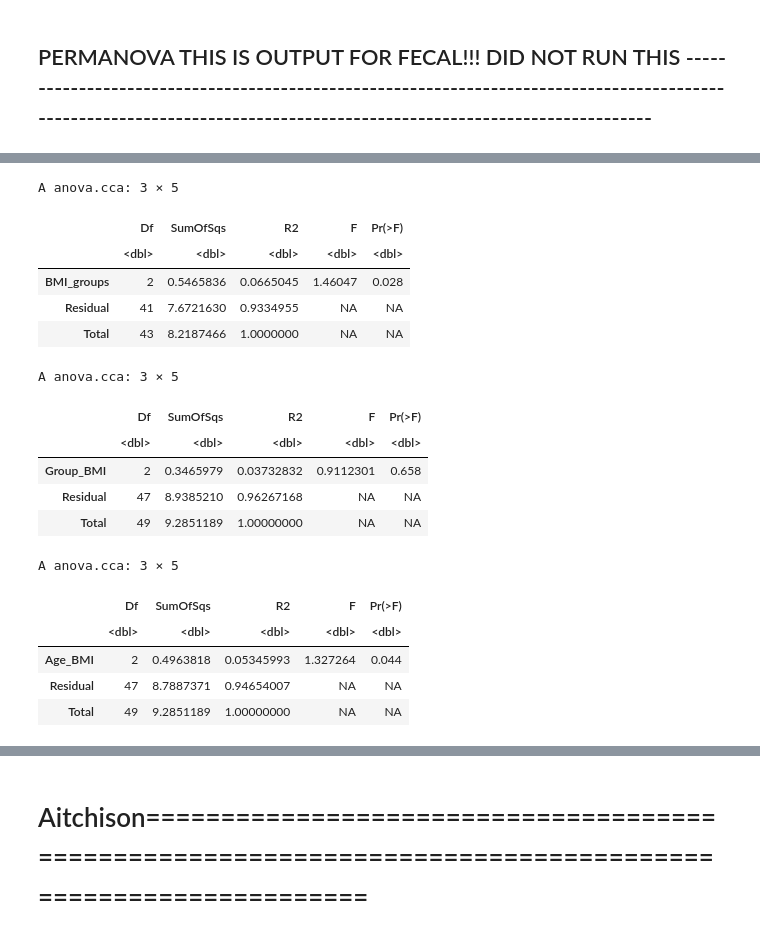
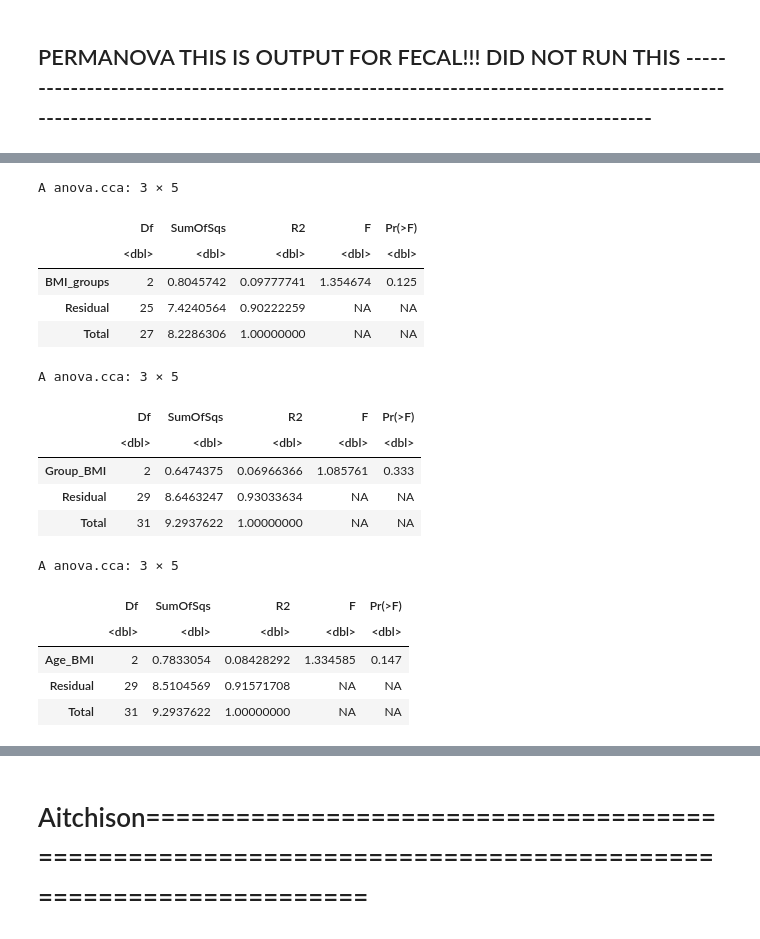
Before and after one commit to bm-nowak/Consecutive_pregnancy_project, a Jupyter notebook: beta_diversity_tp2_vaginal.ipynb, the cells around one changed output, grey strips where cells are left out. Cells and saved outputs as stored; diff of their text form; code cells hidden in the pictures.

```diff
--- a/beta_diversity_tp2_vaginal.ipynb
+++ b/beta_diversity_tp2_vaginal.ipynb
@@ -130,7 +149,7 @@ A data.frame: 6 × 566
 # %%
 variables_tp2 <- combined_meta_tp2 |>
     select(Group, Studienummer, Q1_Personnummer, age_checked, Age_groups, excess_weight, Weight_before_C, BMI_prior, kit2.vaginal_sample.barcode, Primipara,
-          Q2_X25_Smoking_snus_now, Q2_X28_How_often_alcohol_since_pregnancy, Q2_X6.Antibiotics_during_pregnancy, stress_sum_score_Q2)
+          Q2_X25_Smoking_snus_now, Q2_X28_How_often_alcohol_since_pregnancy, Q2_X6.Antibiotics_during_pregnancy, stress_sum_score_Q2,BMI_now_3_groups)
 # %%
 dim(variables_tp2)
 head(variables_tp2)
@@ -247,3 +266,9 @@ head(variables_tp2$stress_sum_score_Q2)
 [1] "factor"
 [1] 0 1 0 1 0 0
 Levels: 0 1
+# %%
+# Group bmi groups
+bmi_levels <- c("< 18.5 Underweight", "18.5-25 Normal weight", "> 25 Overweight")
+bmi_levels
+variables_tp2$BMI_now_3_groups <- factor(variables_tp2$BMI_now_3_groups, levels = bmi_levels)
+class(variables_tp2$BMI_now_3_groups)
@@ -252,6 +280,6 @@ Levels: 0 1
 adonis_tab_tp2 <- variables_tp2 |> rename(Studynumber = Studienummer, Personalnumber = Q1_Personnummer, Age = age_checked,
                                           Sample_ID = kit2.vaginal_sample.barcode, Smoking = Q2_X25_Smoking_snus_now,
                                           Alcohol = Q2_X28_How_often_alcohol_since_pregnancy, Antibiotics = Q2_X6.Antibiotics_during_pregnancy,
-                                          High_stress = stress_sum_score_Q2)
+                                          High_stress = stress_sum_score_Q2, BMI_groups = BMI_now_3_groups)
 head(adonis_tab_tp2)
 # %% [output]
@@ -580,17 +522,18 @@ A anova.cca: 3 × 5
 # %%
-adonis_bmigroups <- adonis2(formula = jaccard ~ BMI_groups, na.action = na.omit, data = adonis_tab)
+set.seed(123)
+adonis_bmigroups <- adonis2(formula = jaccard_tp2 ~ BMI_groups, na.action = na.omit, data = adonis_tab_tp2)
 # Rename "Model" for better orientation
 rownames(adonis_bmigroups)[1] <- "BMI_groups"
 adonis_bmigroups
 # %% [output]
 A anova.cca: 3 × 5
 |  | Df | SumOfSqs | R2 | F | Pr(>F) |
 |  | <dbl> | <dbl> | <dbl> | <dbl> | <dbl> |
-| BMI_groups | 2 | 0.5465836 | 0.0665045 | 1.46047 | 0.028 |
-| Residual | 41 | 7.6721630 | 0.9334955 | NA | NA |
-| Total | 43 | 8.2187466 | 1.0000000 | NA | NA |
+| BMI_groups | 2 | 0.8045742 | 0.09777741 | 1.354674 | 0.125 |
+| Residual | 25 | 7.4240564 | 0.90222259 | NA | NA |
+| Total | 27 | 8.2286306 | 1.00000000 | NA | NA |
 # %%
-adonis_group_bmi <- adonis2(formula = jaccard ~ Group + BMI_prior, na.action = na.omit, data = adonis_tab)
+adonis_group_bmi <- adonis2(formula = jaccard_tp2 ~ Group + BMI_prior, na.action = na.omit, data = adonis_tab_tp2)
 # Rename "Model" for better orientation
 rownames(adonis_group_bmi)[1] <- "Group_BMI"
 adonis_group_bmi
@@ -598,11 +541,11 @@ adonis_group_bmi
 A anova.cca: 3 × 5
 |  | Df | SumOfSqs | R2 | F | Pr(>F) |
 |  | <dbl> | <dbl> | <dbl> | <dbl> | <dbl> |
-| Group_BMI | 2 | 0.3465979 | 0.03732832 | 0.9112301 | 0.658 |
-| Residual | 47 | 8.9385210 | 0.96267168 | NA | NA |
-| Total | 49 | 9.2851189 | 1.00000000 | NA | NA |
+| Group_BMI | 2 | 0.6474375 | 0.06966366 | 1.085761 | 0.333 |
+| Residual | 29 | 8.6463247 | 0.93033634 | NA | NA |
+| Total | 31 | 9.2937622 | 1.00000000 | NA | NA |
 # %%
-adonis_age_bmi <- adonis2(formula = jaccard ~ Age + BMI_prior, na.action = na.omit, data = adonis_tab)
+adonis_age_bmi <- adonis2(formula = jaccard_tp2 ~ Age + BMI_prior, na.action = na.omit, data = adonis_tab_tp2)
 # Rename "Model" for better orientation
 rownames(adonis_age_bmi)[1] <- "Age_BMI"
 adonis_age_bmi
@@ -610,6 +553,6 @@ adonis_age_bmi
 A anova.cca: 3 × 5
 |  | Df | SumOfSqs | R2 | F | Pr(>F) |
 |  | <dbl> | <dbl> | <dbl> | <dbl> | <dbl> |
-| Age_BMI | 2 | 0.4963818 | 0.05345993 | 1.327264 | 0.044 |
-| Residual | 47 | 8.7887371 | 0.94654007 | NA | NA |
-| Total | 49 | 9.2851189 | 1.00000000 | NA | NA |
+| Age_BMI | 2 | 0.7833054 | 0.08428292 | 1.334585 | 0.147 |
+| Residual | 29 | 8.5104569 | 0.91571708 | NA | NA |
+| Total | 31 | 9.2937622 | 1.00000000 | NA | NA |
```
Also changed, not shown: parts of 81 cells of this notebook, 16 other files.
